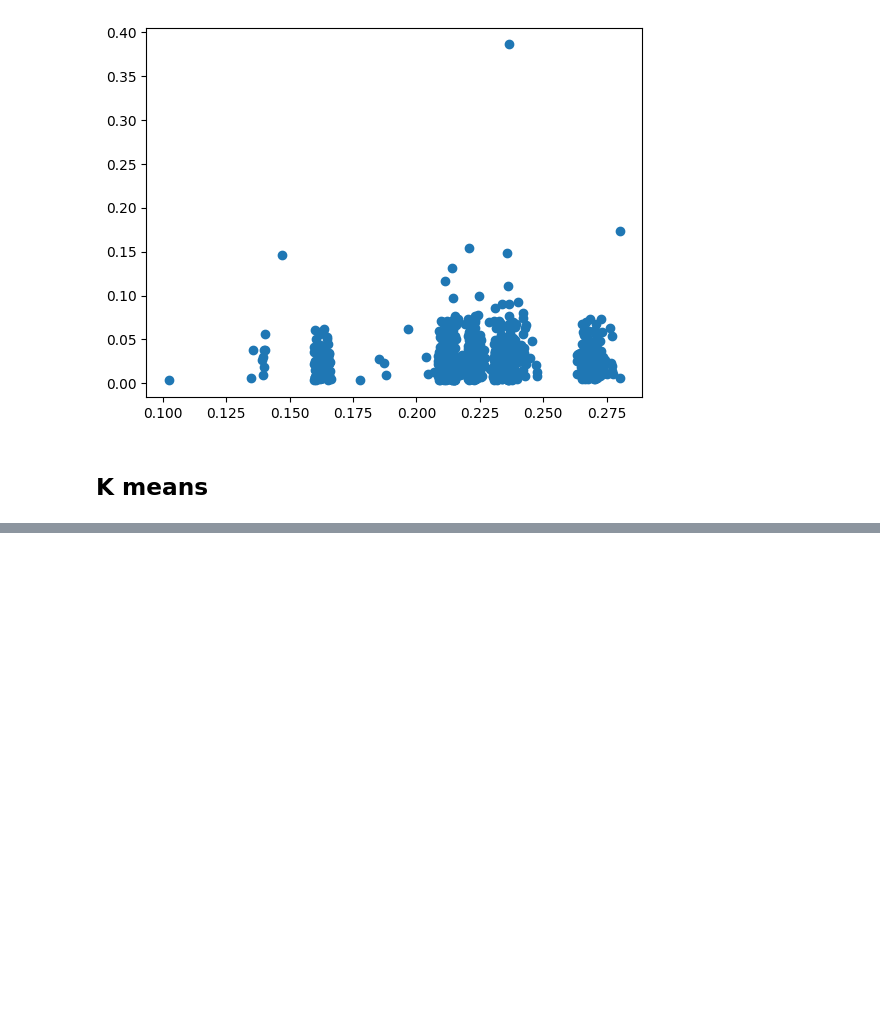
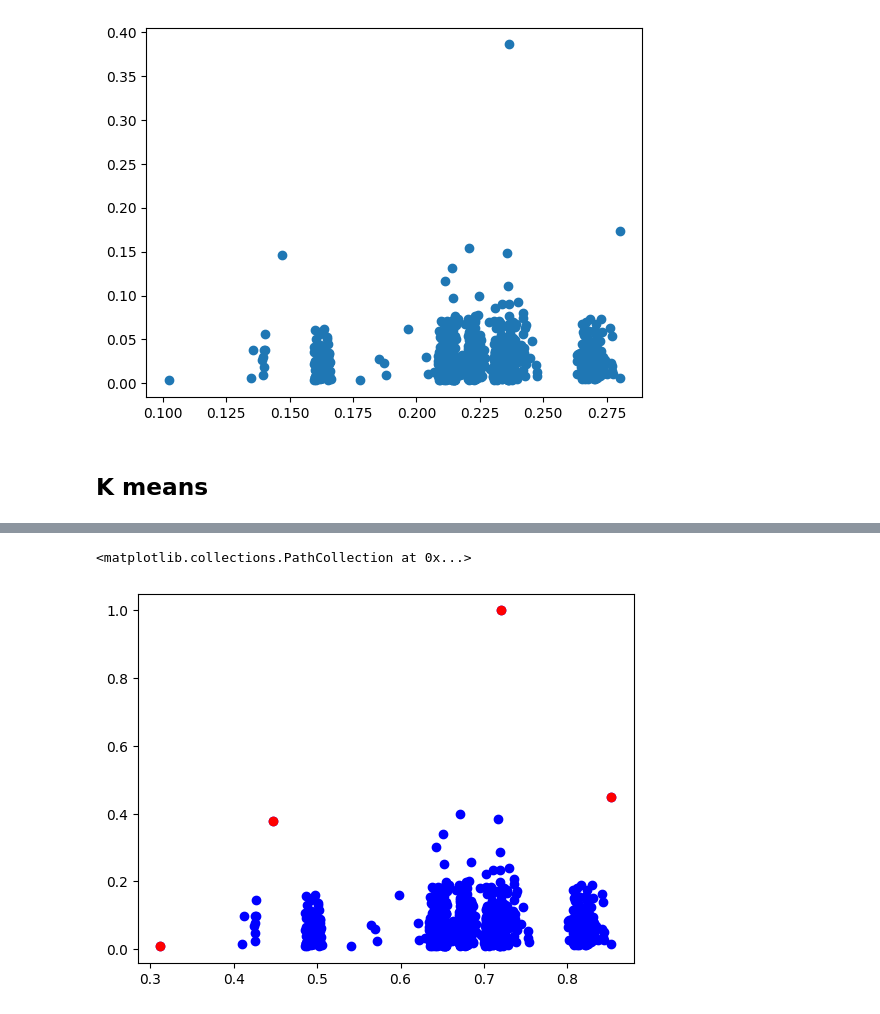
Before and after one commit to ModifiedBear/DSC-Datathon, a Jupyter notebook: together.ipynb, the cells around one changed output, grey strips where cells are left out. Saved outputs shown, nothing was run; the diff lists cells and outputs as text; code cells hidden in the pictures; blank space fills up the shorter version.

```diff
--- a/together.ipynb
+++ b/together.ipynb
@@ -126,0 +140,41 @@ plt.scatter(outlier_memory, outlier_cpu, color = "r")
+# %%
+def outliers_from_neighbors(data_1, data_2):
+    # Filtros de nans e infs
+    filter = ~np.isnan(data_1) *  ~np.isinf(data_1)
+    data_1 = data_1[filter]
+    data_2 = data_2[filter]
+
+    filter_2 = ~np.isnan(data_2) *  ~np.isinf(data_2)
+
+    data_1 = data_1[filter_2]
+    data_2 = data_2[filter_2]
+
+    # Agrupar
+    X = np.vstack([memory, cpu]).T
+
+    # Nearest neighbors
+    nbrs = NearestNeighbors(n_neighbors=7).fit(X)
+    distances, indices = nbrs.kneighbors(X)
+
+    # Promedio de distancias
+    promedios = distances.mean(axis = 1)
+
+    # Desv est
+    desv_est = np.std(promedios)
+
+    # Outliers
+    outlier_index = np.where(promedios > 5 * desv_est)
+    outlier_index = outlier_index[0].tolist()
+
+    outlier_data_1 = data_1.iloc[outlier_index]
+    outlier_data_2 = data_2.iloc[outlier_index]
+
+    # Return datas
+    return outlier_data_1, outlier_data_2
+# %%
+outlier_memory, outlier_cpu = outliers_from_neighbors(memory, cpu)
+plt.scatter(memory, cpu, color="b")
+plt.scatter(outlier_memory, outlier_cpu, color = "r")
+# %% [output]
+<matplotlib.collections.PathCollection at 0x...>
+[figure, added]
```
Also changed, not shown: parts of 8 cells of this notebook.
